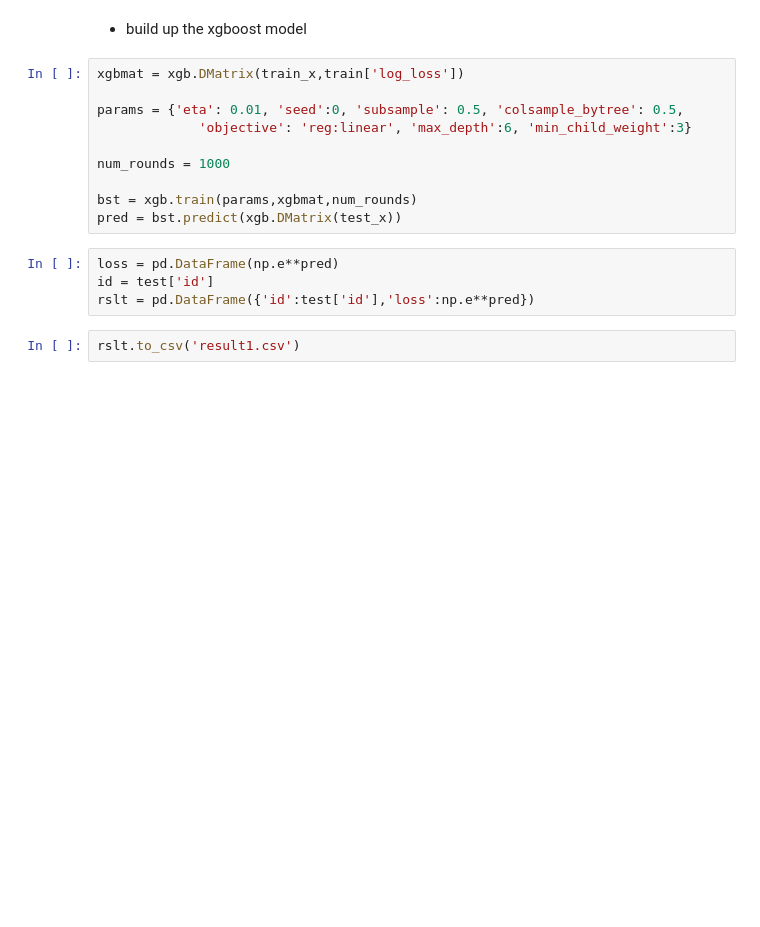
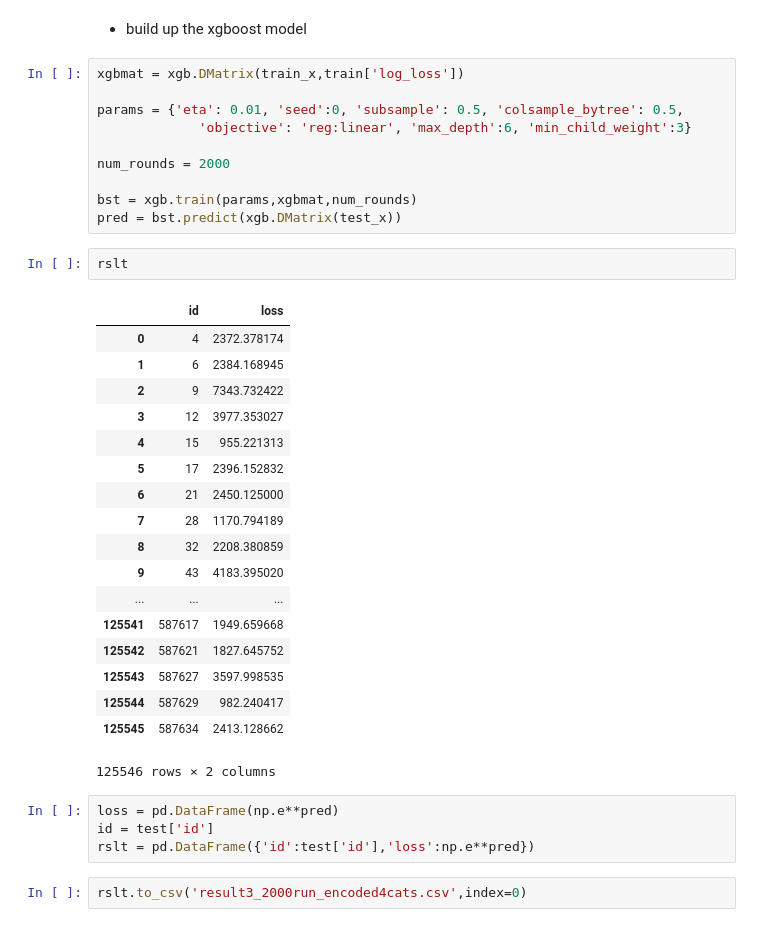
Before and after one commit to yanyang729/652_final_project_kaggle_allstate, a Jupyter notebook: kaggle.ipynb, the cells around one changed output. Drawn from its saved outputs; the diff is of its cells as text; blank space fills up the shorter version.

Commit message:
scored  1441.49332
selected top 4 important variable and do the one_hot,
got worse results :(

```diff
--- a/kaggle.ipynb
+++ b/kaggle.ipynb
@@ -54,13 +88,34 @@ xgbmat = xgb.DMatrix(train_x,train['log_loss'])
 params = {'eta': 0.01, 'seed':0, 'subsample': 0.5, 'colsample_bytree': 0.5,
              'objective': 'reg:linear', 'max_depth':6, 'min_child_weight':3}
 
-num_rounds = 1000
+num_rounds = 2000
 
 bst = xgb.train(params,xgbmat,num_rounds)
 pred = bst.predict(xgb.DMatrix(test_x))
+# %%
+rslt
+# %% [output]
+|  | id | loss |
+| 0 | 4 | 2372.378174 |
+| 1 | 6 | 2384.168945 |
+| 2 | 9 | 7343.732422 |
+| 3 | 12 | 3977.353027 |
+| 4 | 15 | 955.221313 |
+| 5 | 17 | 2396.152832 |
+| 6 | 21 | 2450.125000 |
+| 7 | 28 | 1170.794189 |
+| 8 | 32 | 2208.380859 |
+| 9 | 43 | 4183.395020 |
+| ... | ... | ... |
+| 125541 | 587617 | 1949.659668 |
+| 125542 | 587621 | 1827.645752 |
+| 125543 | 587627 | 3597.998535 |
+| 125544 | 587629 | 982.240417 |
+| 125545 | 587634 | 2413.128662 |
+125546 rows × 2 columns
 # %%
 loss = pd.DataFrame(np.e**pred)
 id = test['id']
 rslt = pd.DataFrame({'id':test['id'],'loss':np.e**pred})
 # %%
-rslt.to_csv('result1.csv')
+rslt.to_csv('result3_2000run_encoded4cats.csv',index=0)
```
Also changed, not shown: parts of 10 cells of this notebook.
